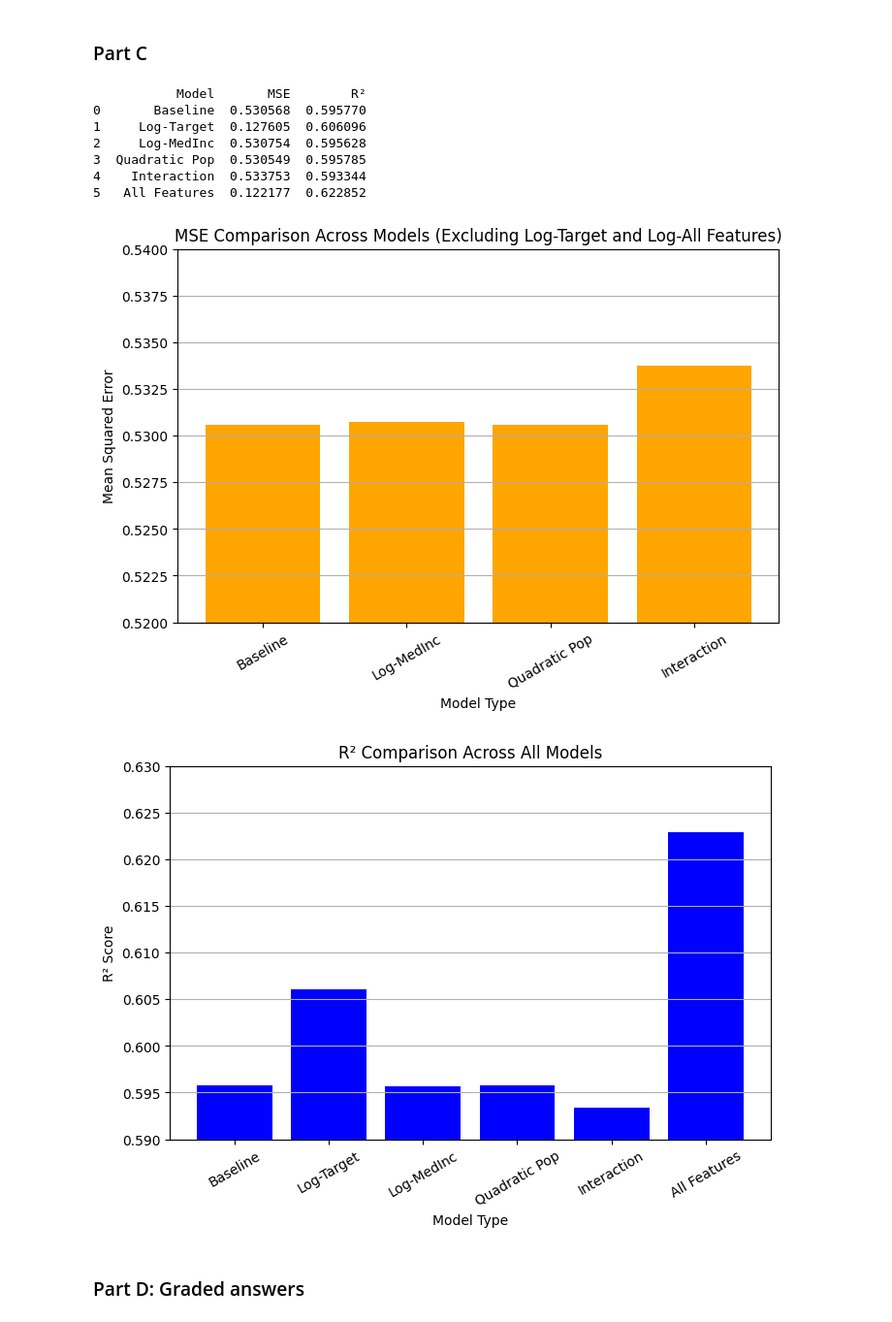
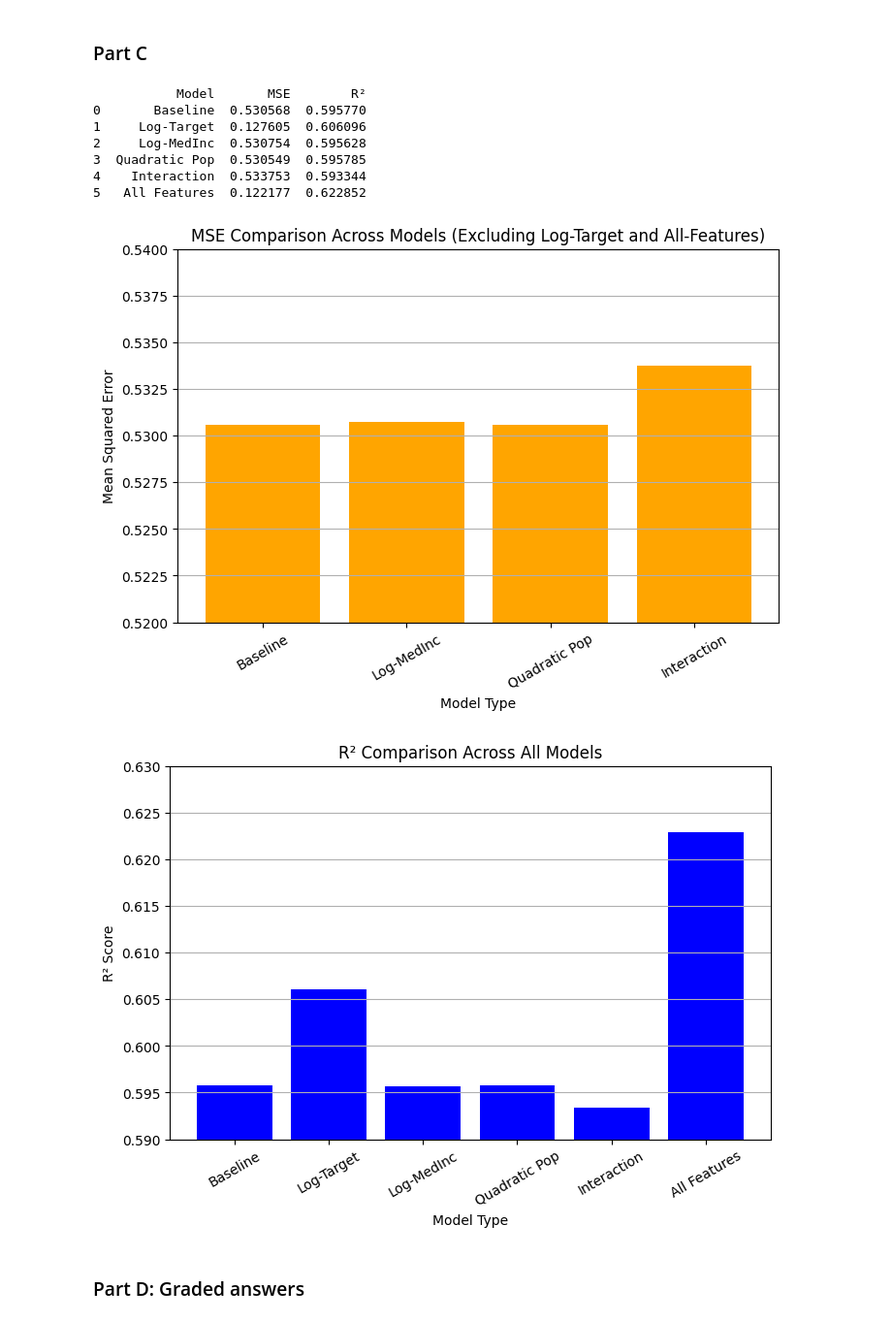
Before and after one commit to tbeerio/Assignment-3-DX603, a Jupyter notebook: Homework_03.ipynb, the cells around one changed output. Shown: that part at 97% size. Saved outputs shown, nothing was run; the diff lists cells and outputs as text; code cells hidden in the pictures.

```diff
--- a/Homework_03.ipynb
+++ b/Homework_03.ipynb
@@ -571,35 +571,35 @@ print(results_df)
 
 # Plot MSE comparison (excluding Log-Target model and All-Features with log-target)
 plt.figure(figsize=(8, 5))
 filtered_results = results_df[results_df["Model"].isin(["Baseline", "Log-MedInc", "Quadratic Pop", "Interaction"])] # exclude MSE in log space
 plt.bar(filtered_results["Model"], filtered_results["MSE"], color="orange")
 plt.xlabel("Model Type")
 plt.ylabel("Mean Squared Error")
-plt.title("MSE Comparison Across Models (Excluding Log-Target and Log-All Features)")
+plt.title("MSE Comparison Across Models (Excluding Log-Target and All-Features)")
 plt.xticks(rotation=30)
 plt.ylim(0.52, 0.54)  # Adjust y-axis range for better readability
 plt.grid(axis="y")
 plt.show()
 
 # Plot R^2 comparison (INCLUDING ALL MODELS)
 plt.figure(figsize=(8, 5))
 plt.bar(results_df["Model"], results_df["R²"], color="blue")  # Including all models
 plt.xlabel("Model Type")
 plt.ylabel("R² Score")
 plt.title("R² Comparison Across All Models")
 plt.xticks(rotation=30)
 plt.ylim(0.59, 0.63)  # Adjust y-axis range for better readability
 plt.grid(axis="y")
 plt.show()
 # %% [output]
            Model       MSE        R²
 0       Baseline  0.530568  0.595770
 1     Log-Target  0.127605  0.606096
 2     Log-MedInc  0.530754  0.595628
 3  Quadratic Pop  0.530549  0.595785
 4    Interaction  0.533753  0.593344
 5   All Features  0.122177  0.622852
-[figure, old version]
+[figure, new version]
 [figure]
 # %% [markdown]
 ### Part D: Graded answers
```
